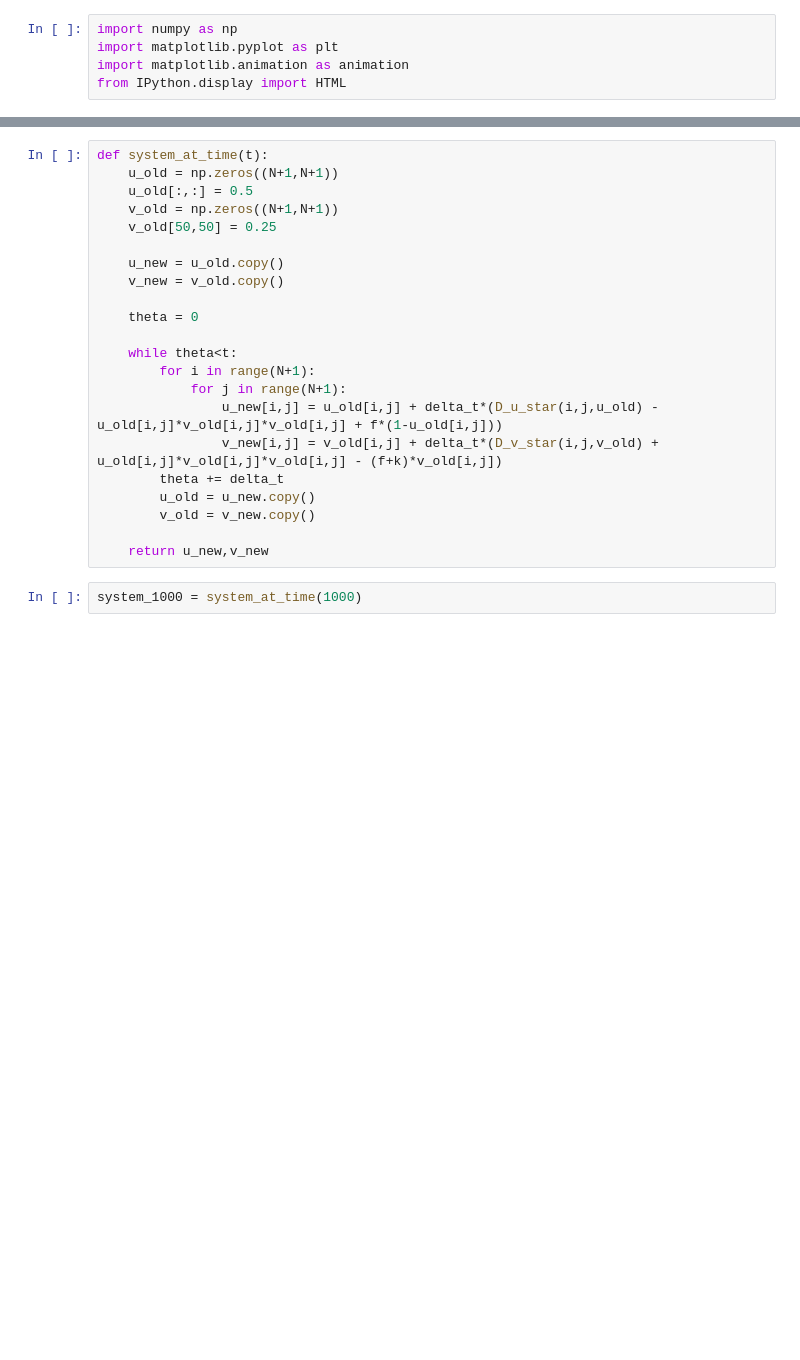
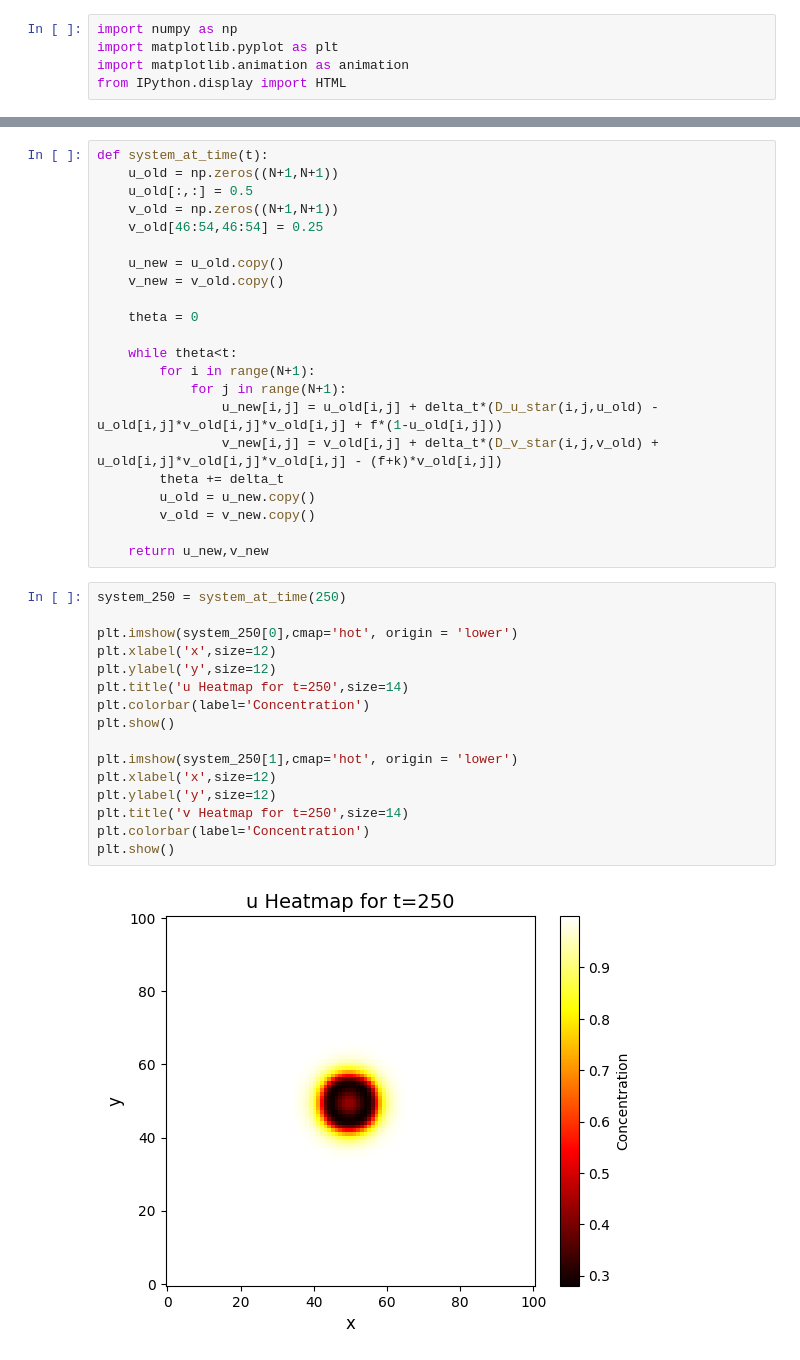
Before and after one commit to Marindevandijk/Scientific_Computing_Assignment2, a Jupyter notebook: ex2.3.ipynb, the cells around one changed output, grey strips where cells are left out. Drawn from its saved outputs; the diff is of its cells as text; blank space fills up the shorter version.

```diff
--- a/ex2.3.ipynb
+++ b/ex2.3.ipynb
@@ -32,7 +31,7 @@ def system_at_time(t):
     u_old = np.zeros((N+1,N+1))
     u_old[:,:] = 0.5
     v_old = np.zeros((N+1,N+1))
-    v_old[50,50] = 0.25
+    v_old[46:54,46:54] = 0.25
 
     u_new = u_old.copy()
     v_new = v_old.copy()
@@ -49,5 +48,21 @@ def system_at_time(t):
         v_old = v_new.copy()
 
     return u_new,v_new
-# %%
-system_1000 = system_at_time(1000)
+# %%
+system_250 = system_at_time(250)
+
+plt.imshow(system_250[0],cmap='hot', origin = 'lower')
+plt.xlabel('x',size=12)
+plt.ylabel('y',size=12)
+plt.title('u Heatmap for t=250',size=14)
+plt.colorbar(label='Concentration')
+plt.show()
+
+plt.imshow(system_250[1],cmap='hot', origin = 'lower')
+plt.xlabel('x',size=12)
+plt.ylabel('y',size=12)
+plt.title('v Heatmap for t=250',size=14)
+plt.colorbar(label='Concentration')
+plt.show()
+# %% [output]
+[figure, added]
```
Also changed, not shown: parts of 7 cells of this notebook.
